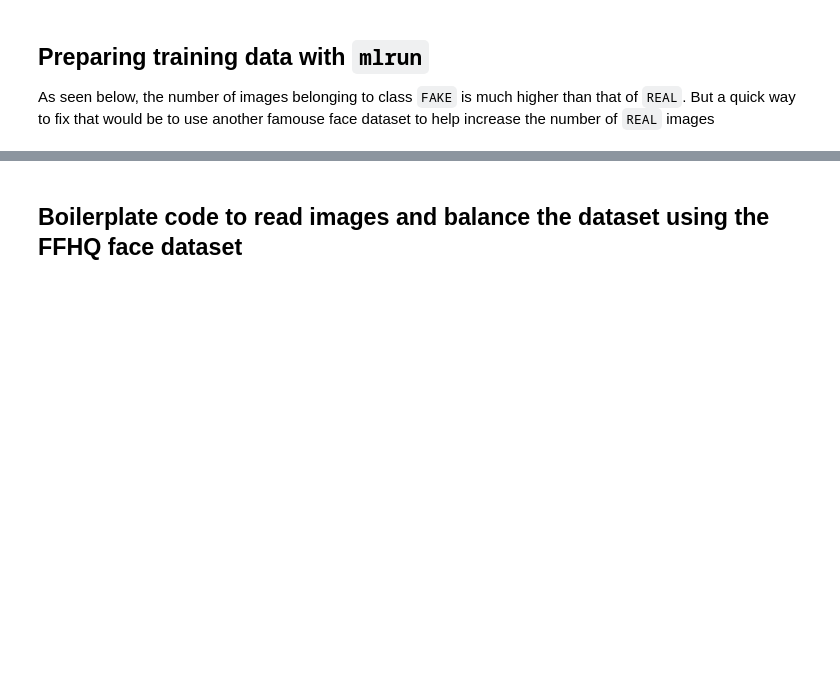
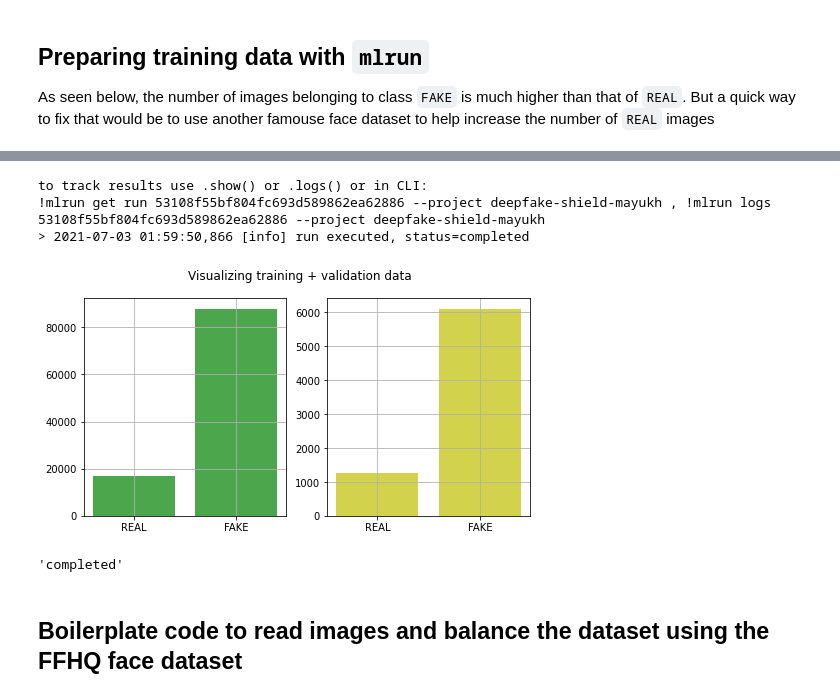
Before and after one commit to Mainakdeb/deepfake-shield, a Jupyter notebook: notebooks/train_deep_shield_model.ipynb, the cells around one changed output, grey strips where cells are left out. Drawn from its saved outputs; the diff is of its cells as text; code cells hidden in the pictures; blank space fills up the shorter version.

Commit message:
notebooks: refactor training nb

```diff
--- a/notebooks/train_deep_shield_model.ipynb
+++ b/notebooks/train_deep_shield_model.ipynb
@@ -15,0 +20,13 @@ warnings.filterwarnings("ignore")
+# %%
+from os import path
+import mlrun
+
+# Set the base project name
+project_name_base = 'deepfake-shield'
+# Initialize the MLRun environment and save the project name and artifacts path
+project_name, artifact_path = mlrun.set_environment(project=project_name_base,
+                                                    user_project=True, api_path = './api_dir', artifact_path = './artifact_dir')
+
+# Display the current project name and artifacts path
+print(f'Project name: {project_name}')
+print(f'Artifacts path: {artifact_path}')
@@ -64,6 +84,19 @@ for df_val,num in tqdm(zip(df_vals,val_nums),total=len(df_vals)):
         except Exception as err:
             #print(err)
             pass
+# %%
+df_train = pd.DataFrame({
+    'paths': paths,
+    'labels': y,
+})
+
+df_val = pd.DataFrame({
+    'paths': val_paths,
+    'labels': val_y
+})
+
+df_train.to_csv('df_train.csv', index = False)
+df_val.to_csv('df_val.csv', index = False)
 # %% [markdown]
 ## Preparing training data with `mlrun`
 
@@ -123,0 +173,7 @@ shape of dataset: (104890, 2)
+# %%
+# Run the `data_prep_func` MLRun function locally
+prep_data_run = data_prep_func.run(name='prep_data',
+                                   handler=prep_data,
+                                   inputs=config,
+                                   local=True)
+# %% [output]
@@ -123,0 +183,8 @@ shape of dataset: (104890, 2)
+to track results use .show() or .logs() or in CLI:
+!mlrun get run 53108f55bf804fc693d589862ea62886 --project deepfake-shield-mayukh , !mlrun logs 53108f55bf804fc693d589862ea62886 --project deepfake-shield-mayukh
+> 2021-07-03 01:59:50,866 [info] run executed, status=completed
+[figure, added]
+# %%
+prep_data_run.state()
+# %% [output]
+'completed'
```
Also changed, not shown: parts of 38 cells of this notebook.
